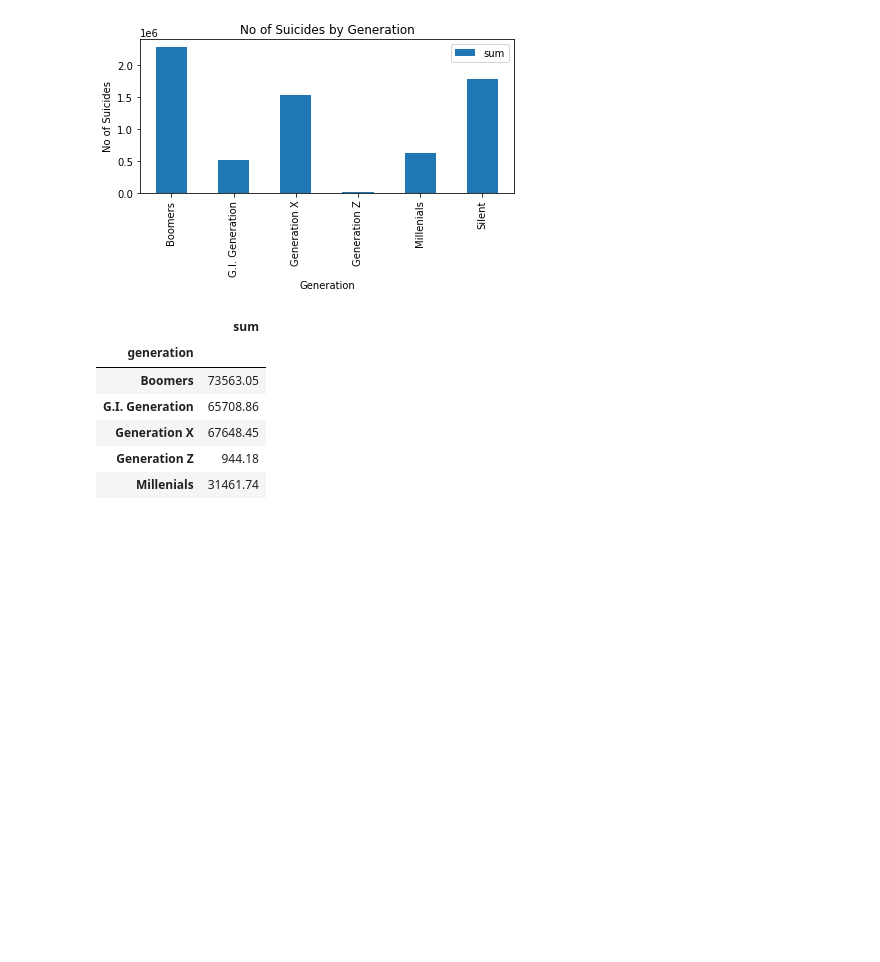
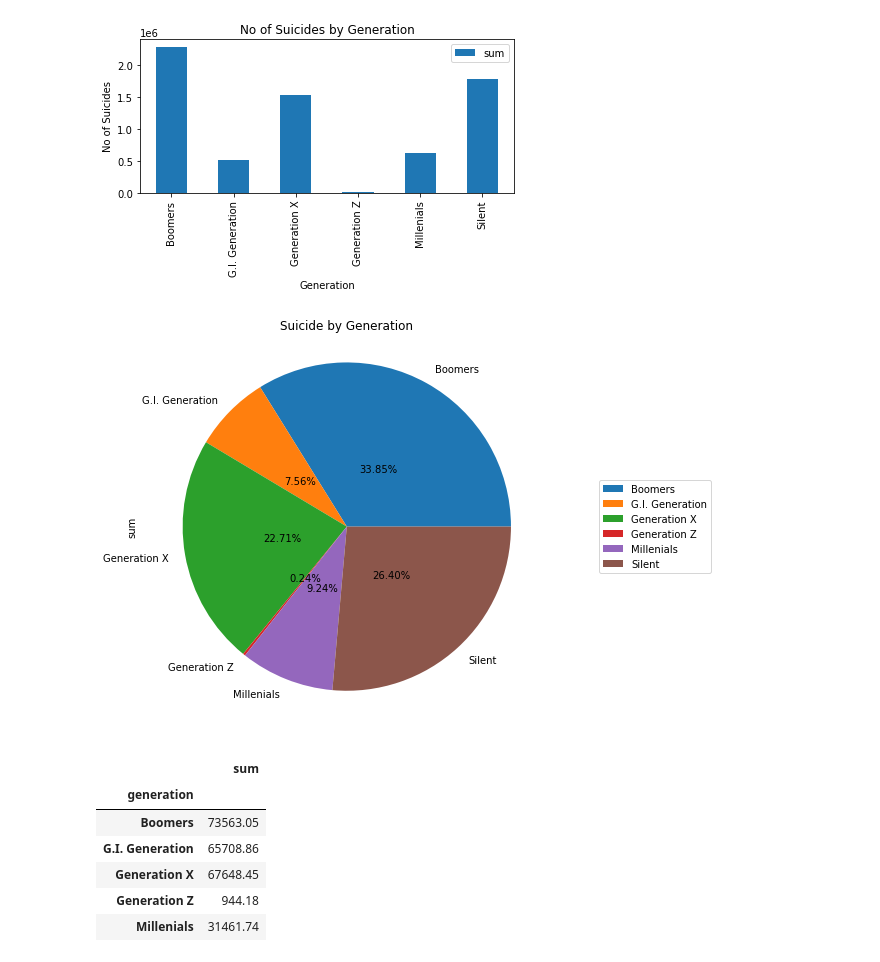
Before and after one commit to mguner-data/Global_Suicide_Data_Analysis, a Jupyter notebook: shanker_project_1.ipynb, the cells around one changed output. Saved outputs shown, nothing was run; the diff lists cells and outputs as text; code cells hidden in the pictures; blank space fills up the shorter version.

Commit message:
More QC and plots generated

```diff
--- a/shanker_project_1.ipynb
+++ b/shanker_project_1.ipynb
@@ -83,0 +103,3 @@ memory usage: 4.2+ MB
+# %%
+# Removing columns with missing values
+merged_suicide_df.drop(["HDI for year"], axis =1,inplace=True)
@@ -84,6 +146,6 @@ memory usage: 4.2+ MB
 # %%
-# merged_suicide_df['gdp_for_year ($)'] = merged_suicide_df['gdp_for_year ($)'].astype("int64")
-merged_suicide_df['GDP_for_year'] = merged_suicide_df['gdp_for_year ($)'].astype("int64")
+# # merged_suicide_df['gdp_for_year ($)'] = merged_suicide_df['gdp_for_year ($)'].astype("int64")
+# merged_suicide_df['GDP_for_year'] = merged_suicide_df['gdp_for_year ($)'].astype("int64")
 # %% [output]
 KeyError: 'gdp_for_year ($)'
 # %%
@@ -194,6 +238,21 @@ plt.savefig("Images/Suicide_no_by_generation.png")
 fig.figure.show()
 # %% [output]
 [figure]
+# %%
+
+
+plot = suicide_by_generation.plot.pie(subplots=True, figsize=(12,6),
+                                                autopct='%1.2f%%', pctdistance=0.4, title="Suicide by Generation")
+
+plt.legend(loc='right', bbox_to_anchor=(1.4, 0.5));
+
+plt.tight_layout()
+
+plt.savefig("Images/pie_suicide_by_Generation.png")
+
+plt.show()
+# %% [output]
+[figure, added]
 # %%
 # Suicides per 100k by generation
 
```
Also changed, not shown: parts of 7 cells of this notebook, 6 other files.
